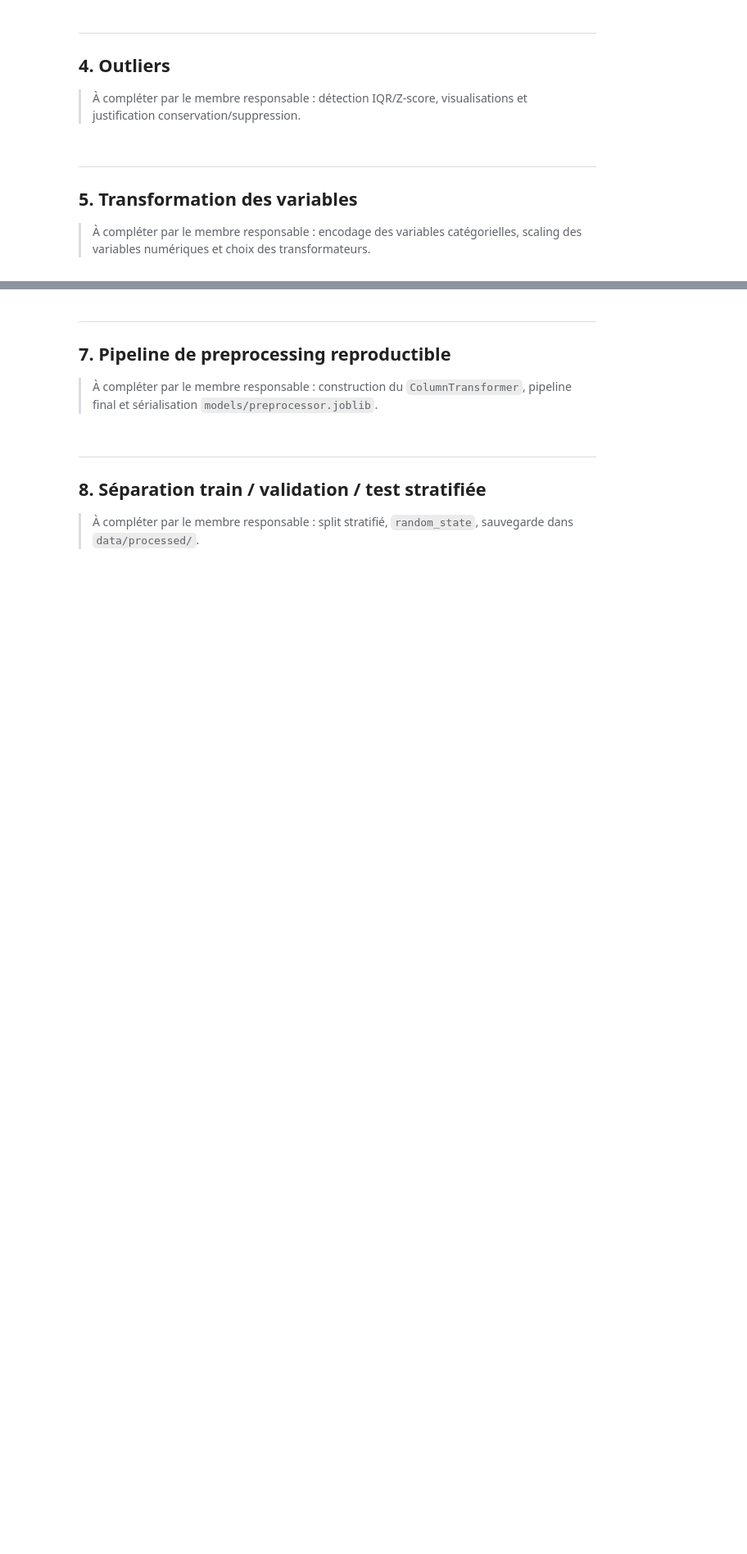
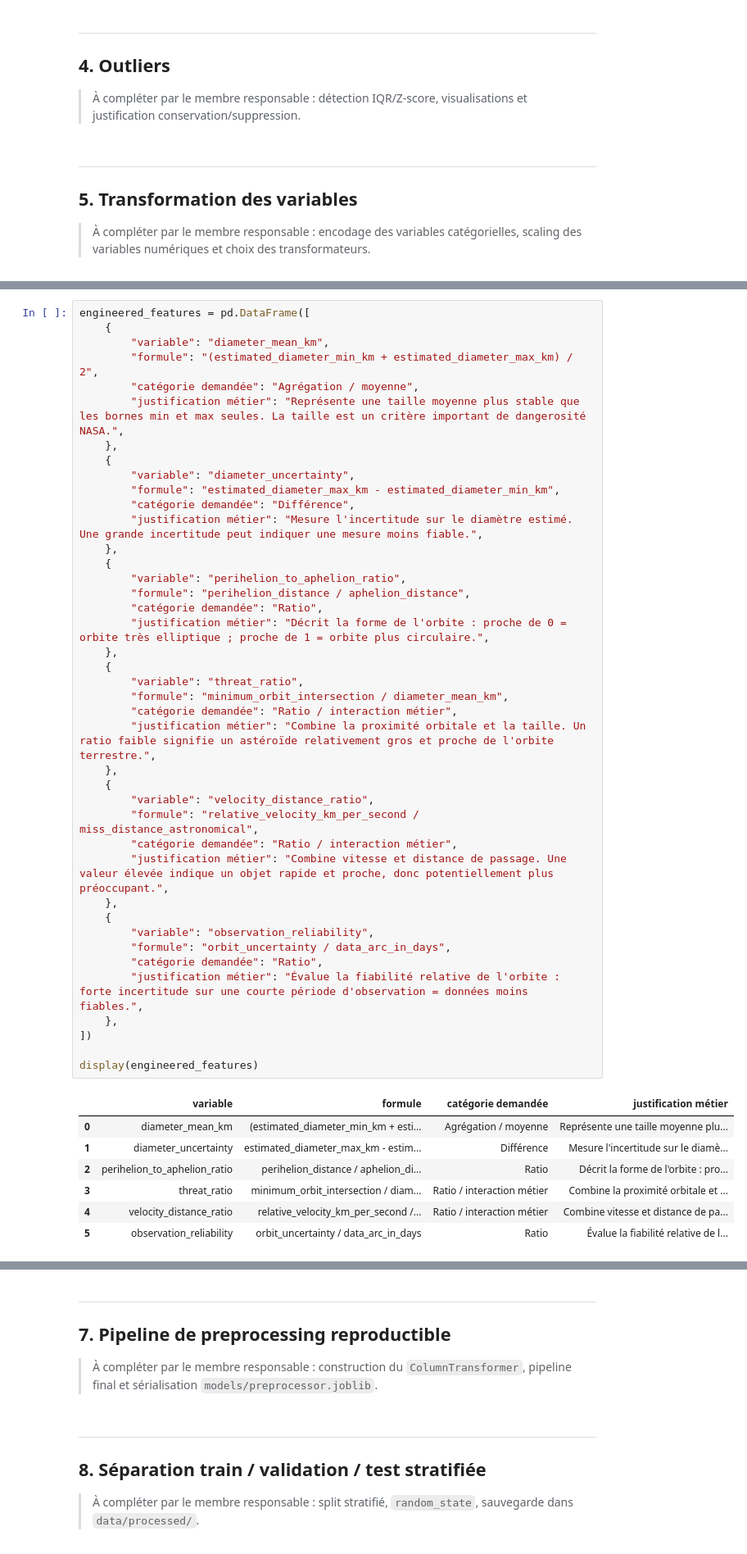
Before and after one commit to zakariyaee/Projet_ML, a Jupyter notebook: notebooks/03_preprocessing.ipynb, the cells around one changed output, grey strips where cells are left out. Shown at 82% size. Drawn from its saved outputs; the diff is of its cells as text; blank space fills up the shorter version.

```diff
--- a/notebooks/03_preprocessing.ipynb
+++ b/notebooks/03_preprocessing.ipynb
@@ -270,0 +275,49 @@ Le rôle de cette partie du notebook est donc de montrer que :
+# %%
+engineered_features = pd.DataFrame([
+    {
+        "variable": "diameter_mean_km",
+        "formule": "(estimated_diameter_min_km + estimated_diameter_max_km) / 2",
+        "catégorie demandée": "Agrégation / moyenne",
+        "justification métier": "Représente une taille moyenne plus stable que les bornes min et max seules. La taille est un critère important de dangerosité NASA.",
+    },
+    {
+        "variable": "diameter_uncertainty",
+        "formule": "estimated_diameter_max_km - estimated_diameter_min_km",
+        "catégorie demandée": "Différence",
+        "justification métier": "Mesure l'incertitude sur le diamètre estimé. Une grande incertitude peut indiquer une mesure moins fiable.",
+    },
+    {
+        "variable": "perihelion_to_aphelion_ratio",
+        "formule": "perihelion_distance / aphelion_distance",
+        "catégorie demandée": "Ratio",
+        "justification métier": "Décrit la forme de l'orbite : proche de 0 = orbite très elliptique ; proche de 1 = orbite plus circulaire.",
+    },
+    {
+        "variable": "threat_ratio",
+        "formule": "minimum_orbit_intersection / diameter_mean_km",
+        "catégorie demandée": "Ratio / interaction métier",
+        "justification métier": "Combine la proximité orbitale et la taille. Un ratio faible signifie un astéroïde relativement gros et proche de l'orbite terrestre.",
+    },
+    {
+        "variable": "velocity_distance_ratio",
+        "formule": "relative_velocity_km_per_second / miss_distance_astronomical",
+        "catégorie demandée": "Ratio / interaction métier",
+        "justification métier": "Combine vitesse et distance de passage. Une valeur élevée indique un objet rapide et proche, donc potentiellement plus préoccupant.",
+    },
+    {
+        "variable": "observation_reliability",
+        "formule": "orbit_uncertainty / data_arc_in_days",
+        "catégorie demandée": "Ratio",
+        "justification métier": "Évalue la fiabilité relative de l'orbite : forte incertitude sur une courte période d'observation = données moins fiables.",
+    },
+])
+
+display(engineered_features)
+# %% [output]
+|  | variable | formule | catégorie demandée | justification métier |
+| 0 | diameter_mean_km | (estimated_diameter_min_km + esti... | Agrégation / moyenne | Représente une taille moyenne plu... |
+| 1 | diameter_uncertainty | estimated_diameter_max_km - estim... | Différence | Mesure l'incertitude sur le diamè... |
+| 2 | perihelion_to_aphelion_ratio | perihelion_distance / aphelion_di... | Ratio | Décrit la forme de l'orbite : pro... |
+| 3 | threat_ratio | minimum_orbit_intersection / diam... | Ratio / interaction métier | Combine la proximité orbitale et ... |
+| 4 | velocity_distance_ratio | relative_velocity_km_per_second /... | Ratio / interaction métier | Combine vitesse et distance de pa... |
+| 5 | observation_reliability | orbit_uncertainty / data_arc_in_days | Ratio | Évalue la fiabilité relative de l... |
```
Also changed, not shown: parts of 8 cells of this notebook.
